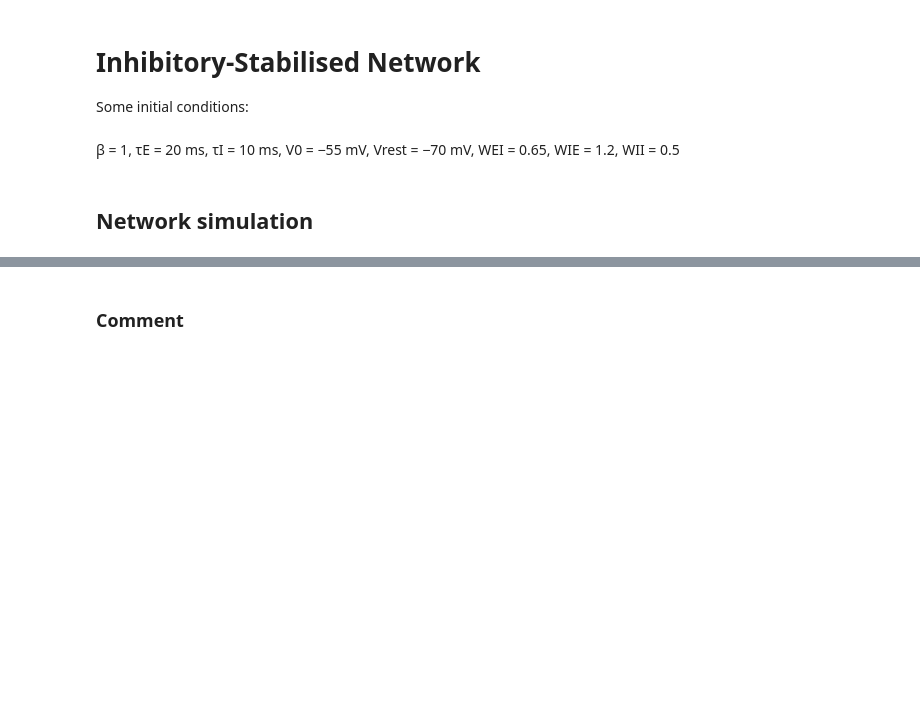
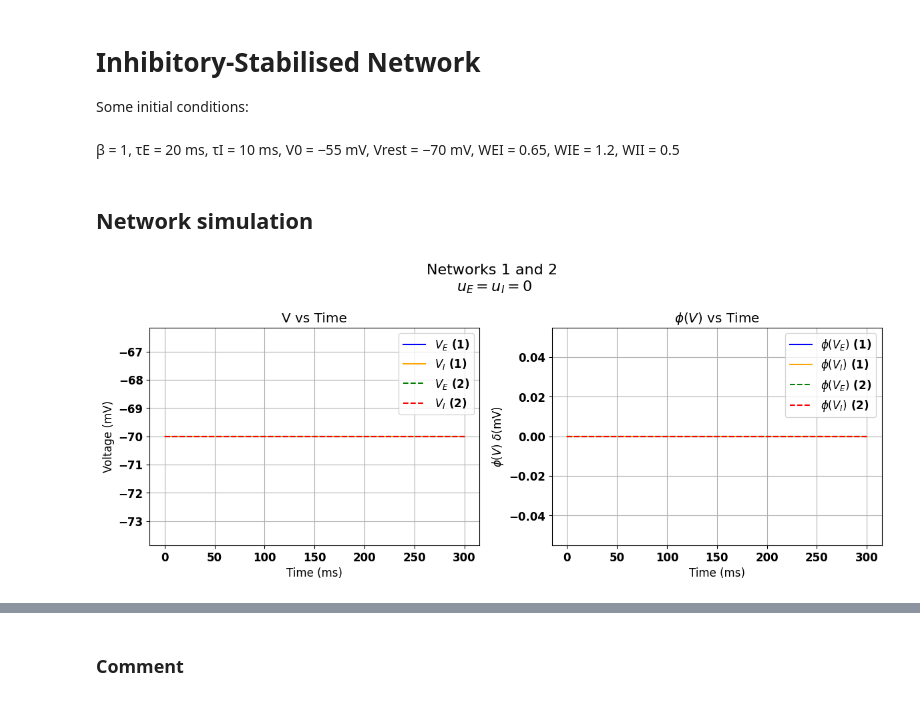
Before and after one commit to plaunezkiy/CNS, a Jupyter notebook: assignment1/code.ipynb, the cells around one changed output, grey strips where cells are left out. Cells and saved outputs as stored; diff of their text form; code cells hidden in the pictures; blank space fills up the shorter version.

```diff
--- a/assignment1/code.ipynb
+++ b/assignment1/code.ipynb
@@ -98 +154,15 @@ network = EI_Network()
+# %%
+# instantiate the network
+network = EI_Network()
+# select network 1
+network.select_network(1)
+# simulate the network
+N_t = 300
+dt = 0.1
+u_e = np.zeros(N_t+1)
+u_i = np.zeros(N_t+1)
+
+plot_2_networks(u_e, u_i, "Networks 1 and 2\n $u_E = u_I = 0$")
+# %% [output]
+[figure, added]
 # %% [markdown]
```
Also changed, not shown: parts of 25 cells of this notebook, 17 other files.
